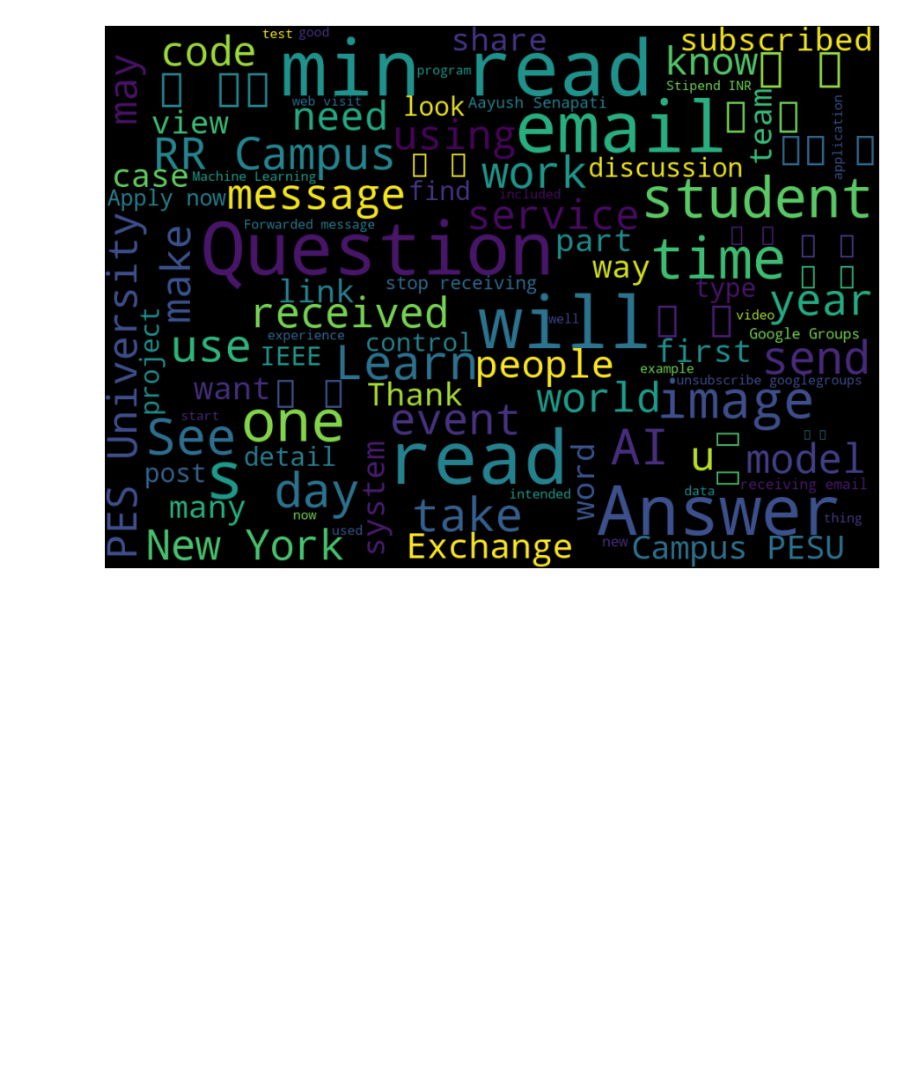
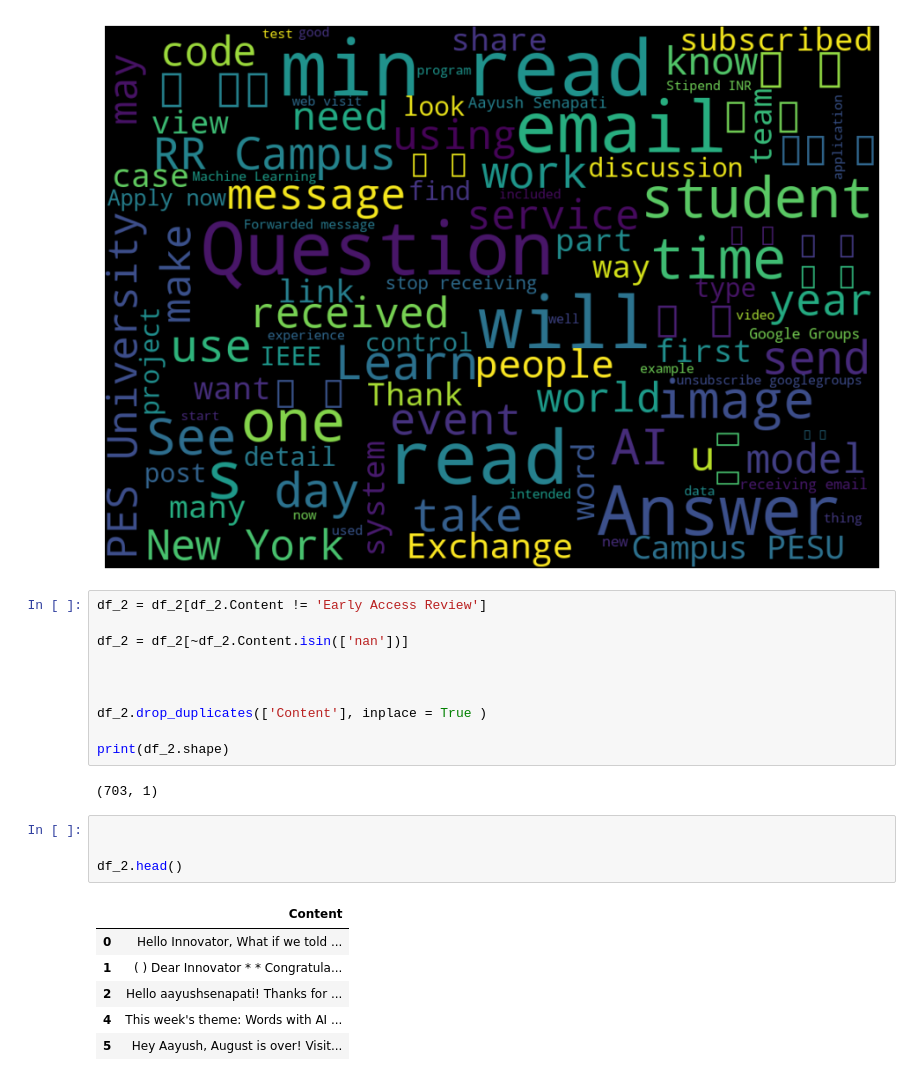
Before and after one commit to AayushNagarr/MailMagnet, a Jupyter notebook: kmeans.ipynb, the cells around one changed output. Cells and saved outputs as stored; diff of their text form; blank space fills up the shorter version.

```diff
--- a/kmeans.ipynb
+++ b/kmeans.ipynb
@@ -96,3 +96,26 @@ plt.axis('off')
 plt.show()
 # %% [output]
 [figure]
+# %%
+df_2 = df_2[df_2.Content != 'Early Access Review']
+
+df_2 = df_2[~df_2.Content.isin(['nan'])]
+
+
+
+df_2.drop_duplicates(['Content'], inplace = True )
+
+print(df_2.shape)
+# %% [output]
+(703, 1)
+# %%
+
+
+df_2.head()
+# %% [output]
+|  | Content |
+| 0 | Hello Innovator, What if we told ... |
+| 1 | ( ) Dear Innovator * * Congratula... |
+| 2 | Hello aayushsenapati! Thanks for ... |
+| 4 | This week's theme: Words with AI ... |
+| 5 | Hey Aayush, August is over! Visit... |
```
Also changed, not shown: parts of 1 cell of this notebook.
